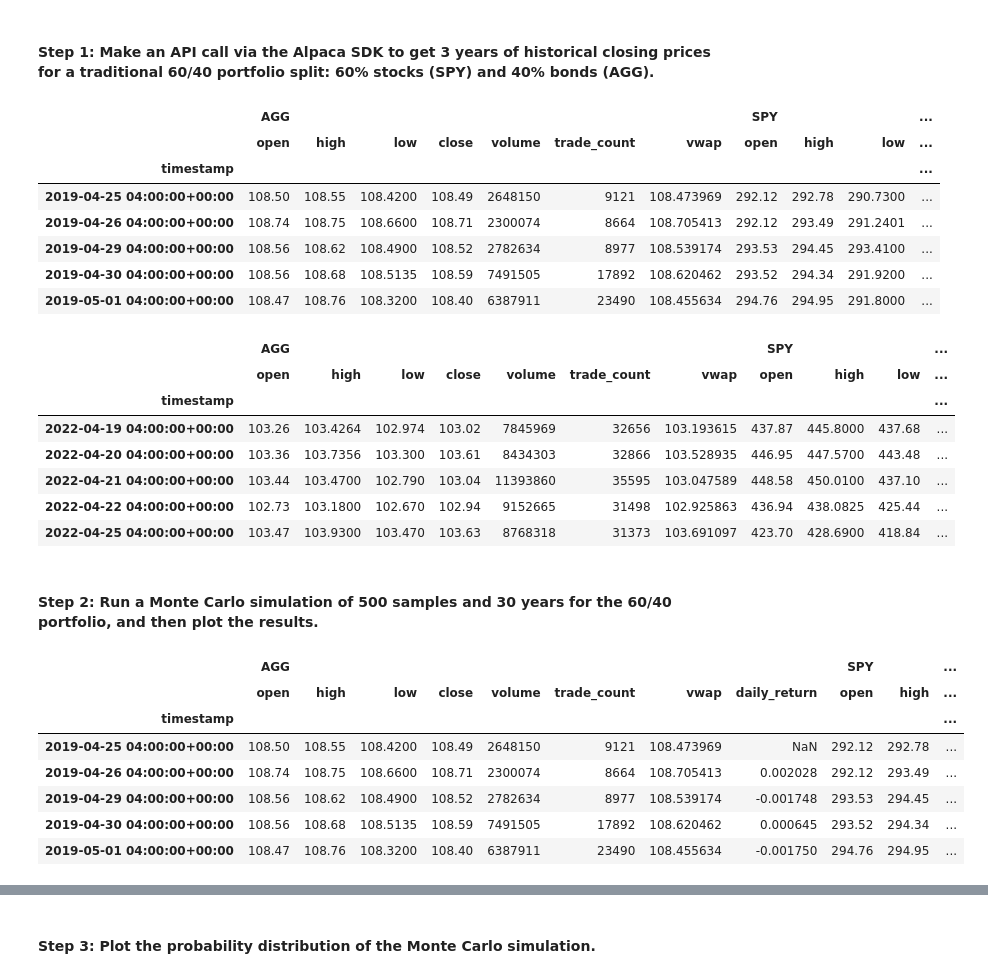
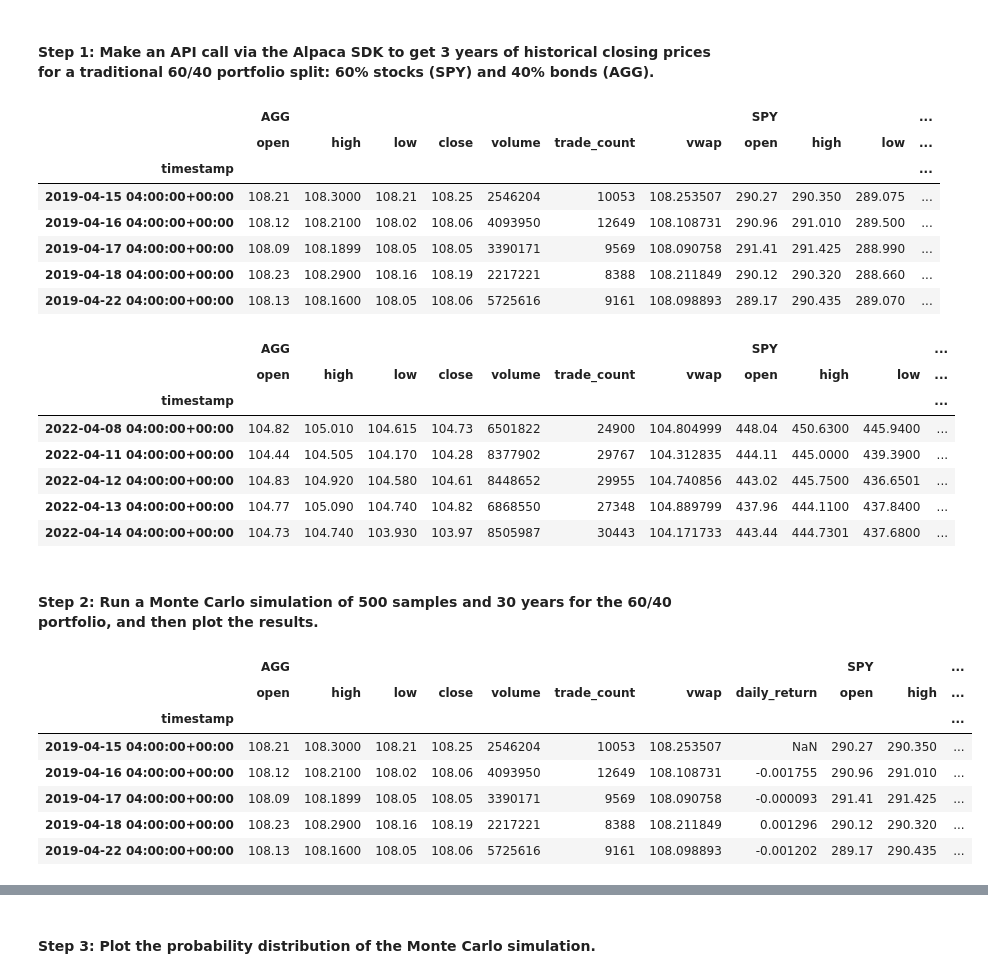
Before and after one commit to arliejones/Financial_Planner, a Jupyter notebook: financial_planning_tools.ipynb, the cells around one changed output, grey strips where cells are left out. Saved outputs shown, nothing was run; the diff lists cells and outputs as text; code cells hidden in the pictures.

```diff
--- a/financial_planning_tools.ipynb
+++ b/financial_planning_tools.ipynb
@@ -422,9 +422,9 @@ In this section, you’ll use the MCForecastTools library to create a Monte Carl
 #### Step 1: Make an API call via the Alpaca SDK to get 3 years of historical closing prices for a traditional 60/40 portfolio split: 60% stocks (SPY) and 40% bonds (AGG).
 # %%
 # Set start and end dates of 3 years back from your current date
-# Alternatively, you can use an end date of 2020-08-07 and work 3 years back from that date
-start_date1 = pd.Timestamp("2019-04-25", tz="America/New_York").isoformat()
-end_date1 = pd.Timestamp("2022-04-25", tz="America/New_York").isoformat()
+# Use pd.Timestamp with your selcted date and timezone - tz="" and format current date as ISO format
+start_date1 = pd.Timestamp("2019-04-15", tz="America/New_York").isoformat()
+end_date1 = pd.Timestamp("2022-04-15", tz="America/New_York").isoformat()
 # %%
 # Use the Alpaca get_bars function to make the API call to get the 3 years worth of pricing data
 # The tickers and timeframe parameters should have been set in Part 1 of this activity
@@ -438,57 +438,54 @@ pricing_data_df = alpaca.get_bars(
 ).df
 
 
-# Reorganize the DataFrame
-# Separate ticker data
+# Reorganize the DataFrame and separate ticker data
 AGG = pricing_data_df[pricing_data_df['symbol']=='AGG'].drop('symbol', axis=1)
 SPY = pricing_data_df[pricing_data_df['symbol']=='SPY'].drop('symbol', axis=1)
 
 # Concatenate the ticker DataFrames
 df_stock_data = pd.concat([AGG, SPY],axis=1, keys=['AGG','SPY'])
 
-# Display both the first and last five rows of the DataFrame
-display(df_stock_data.head())
-display(df_stock_data.tail())
+# Display both the first and last five rows of the DataFrame using the display function
+display(df_stock_data.head()) #First five use the head function
+display(df_stock_data.tail()) #Last five use the tail function
 # %% [output]
 |  | AGG |  |  |  |  |  |  | SPY |  |  | ... |
 |  | open | high | low | close | volume | trade_count | vwap | open | high | low | ... |
 | timestamp |  |  |  |  |  |  |  |  |  |  | ... |
-| 2019-04-25 04:00:00+00:00 | 108.50 | 108.55 | 108.4200 | 108.49 | 2648150 | 9121 | 108.473969 | 292.12 | 292.78 | 290.7300 | ... |
-| 2019-04-26 04:00:00+00:00 | 108.74 | 108.75 | 108.6600 | 108.71 | 2300074 | 8664 | 108.705413 | 292.12 | 293.49 | 291.2401 | ... |
-| 2019-04-29 04:00:00+00:00 | 108.56 | 108.62 | 108.4900 | 108.52 | 2782634 | 8977 | 108.539174 | 293.53 | 294.45 | 293.4100 | ... |
-| 2019-04-30 04:00:00+00:00 | 108.56 | 108.68 | 108.5135 | 108.59 | 7491505 | 17892 | 108.620462 | 293.52 | 294.34 | 291.9200 | ... |
-| 2019-05-01 04:00:00+00:00 | 108.47 | 108.76 | 108.3200 | 108.40 | 6387911 | 23490 | 108.455634 | 294.76 | 294.95 | 291.8000 | ... |
+| 2019-04-15 04:00:00+00:00 | 108.21 | 108.3000 | 108.21 | 108.25 | 2546204 | 10053 | 108.253507 | 290.27 | 290.350 | 289.075 | ... |
+| 2019-04-16 04:00:00+00:00 | 108.12 | 108.2100 | 108.02 | 108.06 | 4093950 | 12649 | 108.108731 | 290.96 | 291.010 | 289.500 | ... |
+| 2019-04-17 04:00:00+00:00 | 108.09 | 108.1899 | 108.05 | 108.05 | 3390171 | 9569 | 108.090758 | 291.41 | 291.425 | 288.990 | ... |
+| 2019-04-18 04:00:00+00:00 | 108.23 | 108.2900 | 108.16 | 108.19 | 2217221 | 8388 | 108.211849 | 290.12 | 290.320 | 288.660 | ... |
+| 2019-04-22 04:00:00+00:00 | 108.13 | 108.1600 | 108.05 | 108.06 | 5725616 | 9161 | 108.098893 | 289.17 | 290.435 | 289.070 | ... |
 |  | AGG |  |  |  |  |  |  | SPY |  |  | ... |
 |  | open | high | low | close | volume | trade_count | vwap | open | high | low | ... |
 | timestamp |  |  |  |  |  |  |  |  |  |  | ... |
-| 2022-04-19 04:00:00+00:00 | 103.26 | 103.4264 | 102.974 | 103.02 | 7845969 | 32656 | 103.193615 | 437.87 | 445.8000 | 437.68 | ... |
-| 2022-04-20 04:00:00+00:00 | 103.36 | 103.7356 | 103.300 | 103.61 | 8434303 | 32866 | 103.528935 | 446.95 | 447.5700 | 443.48 | ... |
-| 2022-04-21 04:00:00+00:00 | 103.44 | 103.4700 | 102.790 | 103.04 | 11393860 | 35595 | 103.047589 | 448.58 | 450.0100 | 437.10 | ... |
-| 2022-04-22 04:00:00+00:00 | 102.73 | 103.1800 | 102.670 | 102.94 | 9152665 | 31498 | 102.925863 | 436.94 | 438.0825 | 425.44 | ... |
-| 2022-04-25 04:00:00+00:00 | 103.47 | 103.9300 | 103.470 | 103.63 | 8768318 | 31373 | 103.691097 | 423.70 | 428.6900 | 418.84 | ... |
+| 2022-04-08 04:00:00+00:00 | 104.82 | 105.010 | 104.615 | 104.73 | 6501822 | 24900 | 104.804999 | 448.04 | 450.6300 | 445.9400 | ... |
+| 2022-04-11 04:00:00+00:00 | 104.44 | 104.505 | 104.170 | 104.28 | 8377902 | 29767 | 104.312835 | 444.11 | 445.0000 | 439.3900 | ... |
+| 2022-04-12 04:00:00+00:00 | 104.83 | 104.920 | 104.580 | 104.61 | 8448652 | 29955 | 104.740856 | 443.02 | 445.7500 | 436.6501 | ... |
+| 2022-04-13 04:00:00+00:00 | 104.77 | 105.090 | 104.740 | 104.82 | 6868550 | 27348 | 104.889799 | 437.96 | 444.1100 | 437.8400 | ... |
+| 2022-04-14 04:00:00+00:00 | 104.73 | 104.740 | 103.930 | 103.97 | 8505987 | 30443 | 104.171733 | 443.44 | 444.7301 | 437.6800 | ... |
 # %% [markdown]
 #### Step 2: Run a Monte Carlo simulation of 500 samples and 30 years for the 60/40 portfolio, and then plot the results.
 # %%
-# Configure the Monte Carlo simulation to forecast 30 years cumulative returns
-# The weights should be split 40% to AGG and 60% to SPY.
-# Run 500 samples.
+# Configure the Monte Carlo simulation to forecast 30 years cumulative returns, using 4 parameters, and assign to new variable.
 MC_30years = MCSimulation(
-    portfolio_data=df_stock_data,
-    weights=[.60, .40],
-    num_simulation=500,
-    num_trading_days= 252*30
+    portfolio_data=df_stock_data, # Want to be using data from df_stock_data
+    weights=[.40, .60], # The weights should be split 40% to AGG and 60% to SPY.
+    num_simulation=500, # Run 500 samples.
+    num_trading_days= 252*30 # Number of trading days is trading days multiplied by years (30 in this case)
 )
 
 # Review the simulation input data
 MC_30years.portfolio_data.head()
 # %% [output]
 |  | AGG |  |  |  |  |  |  |  | SPY |  | ... |
 |  | open | high | low | close | volume | trade_count | vwap | daily_return | open | high | ... |
 | timestamp |  |  |  |  |  |  |  |  |  |  | ... |
-| 2019-04-25 04:00:00+00:00 | 108.50 | 108.55 | 108.4200 | 108.49 | 2648150 | 9121 | 108.473969 | NaN | 292.12 | 292.78 | ... |
-| 2019-04-26 04:00:00+00:00 | 108.74 | 108.75 | 108.6600 | 108.71 | 2300074 | 8664 | 108.705413 | 0.002028 | 292.12 | 293.49 | ... |
-| 2019-04-29 04:00:00+00:00 | 108.56 | 108.62 | 108.4900 | 108.52 | 2782634 | 8977 | 108.539174 | -0.001748 | 293.53 | 294.45 | ... |
-| 2019-04-30 04:00:00+00:00 | 108.56 | 108.68 | 108.5135 | 108.59 | 7491505 | 17892 | 108.620462 | 0.000645 | 293.52 | 294.34 | ... |
-| 2019-05-01 04:00:00+00:00 | 108.47 | 108.76 | 108.3200 | 108.40 | 6387911 | 23490 | 108.455634 | -0.001750 | 294.76 | 294.95 | ... |
+| 2019-04-15 04:00:00+00:00 | 108.21 | 108.3000 | 108.21 | 108.25 | 2546204 | 10053 | 108.253507 | NaN | 290.27 | 290.350 | ... |
+| 2019-04-16 04:00:00+00:00 | 108.12 | 108.2100 | 108.02 | 108.06 | 4093950 | 12649 | 108.108731 | -0.001755 | 290.96 | 291.010 | ... |
+| 2019-04-17 04:00:00+00:00 | 108.09 | 108.1899 | 108.05 | 108.05 | 3390171 | 9569 | 108.090758 | -0.000093 | 291.41 | 291.425 | ... |
+| 2019-04-18 04:00:00+00:00 | 108.23 | 108.2900 | 108.16 | 108.19 | 2217221 | 8388 | 108.211849 | 0.001296 | 290.12 | 290.320 | ... |
+| 2019-04-22 04:00:00+00:00 | 108.13 | 108.1600 | 108.05 | 108.06 | 5725616 | 9161 | 108.098893 | -0.001202 | 289.17 | 290.435 | ... |
 # %%
 # Run the Monte Carlo simulation to forecast 30 years cumulative returns
```
Also changed, not shown: parts of 39 cells of this notebook.
